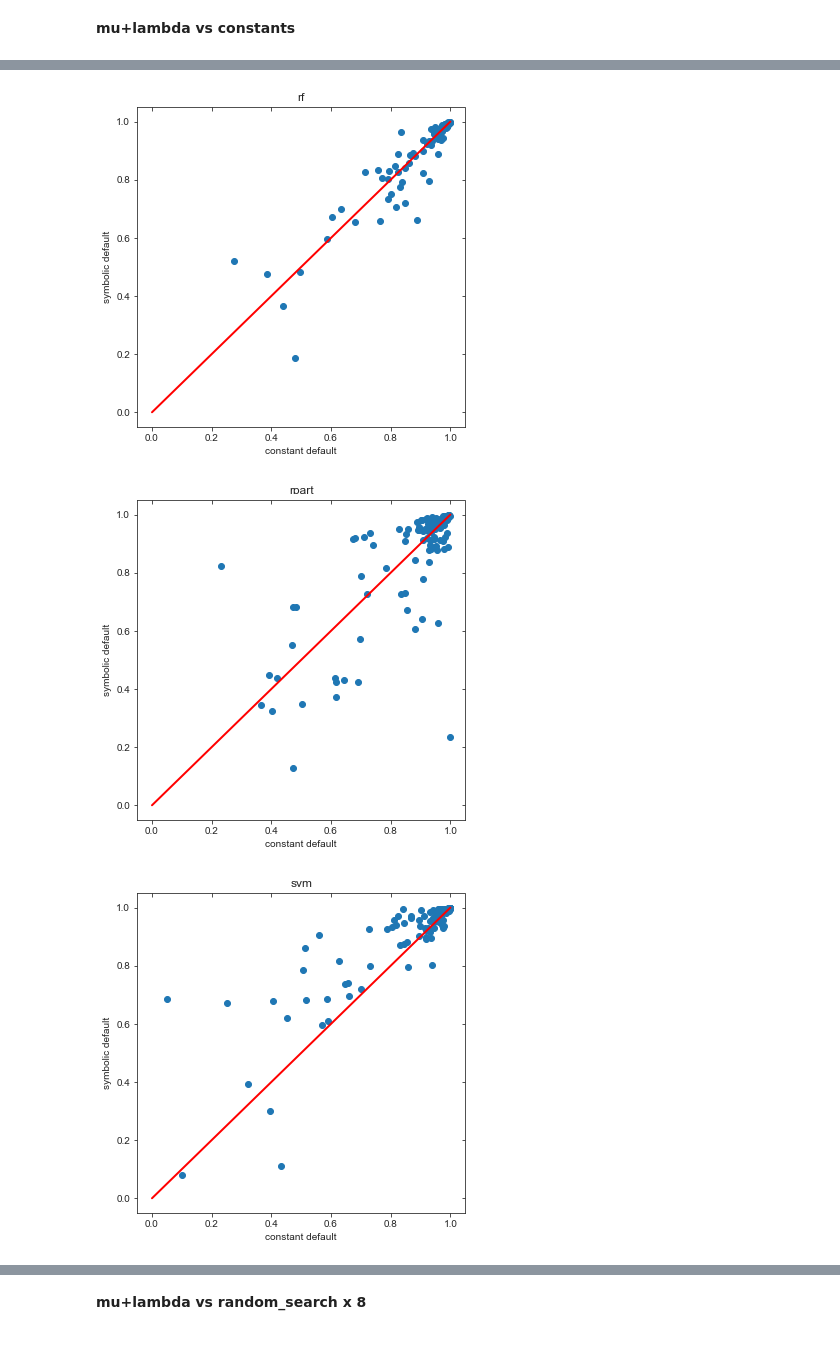
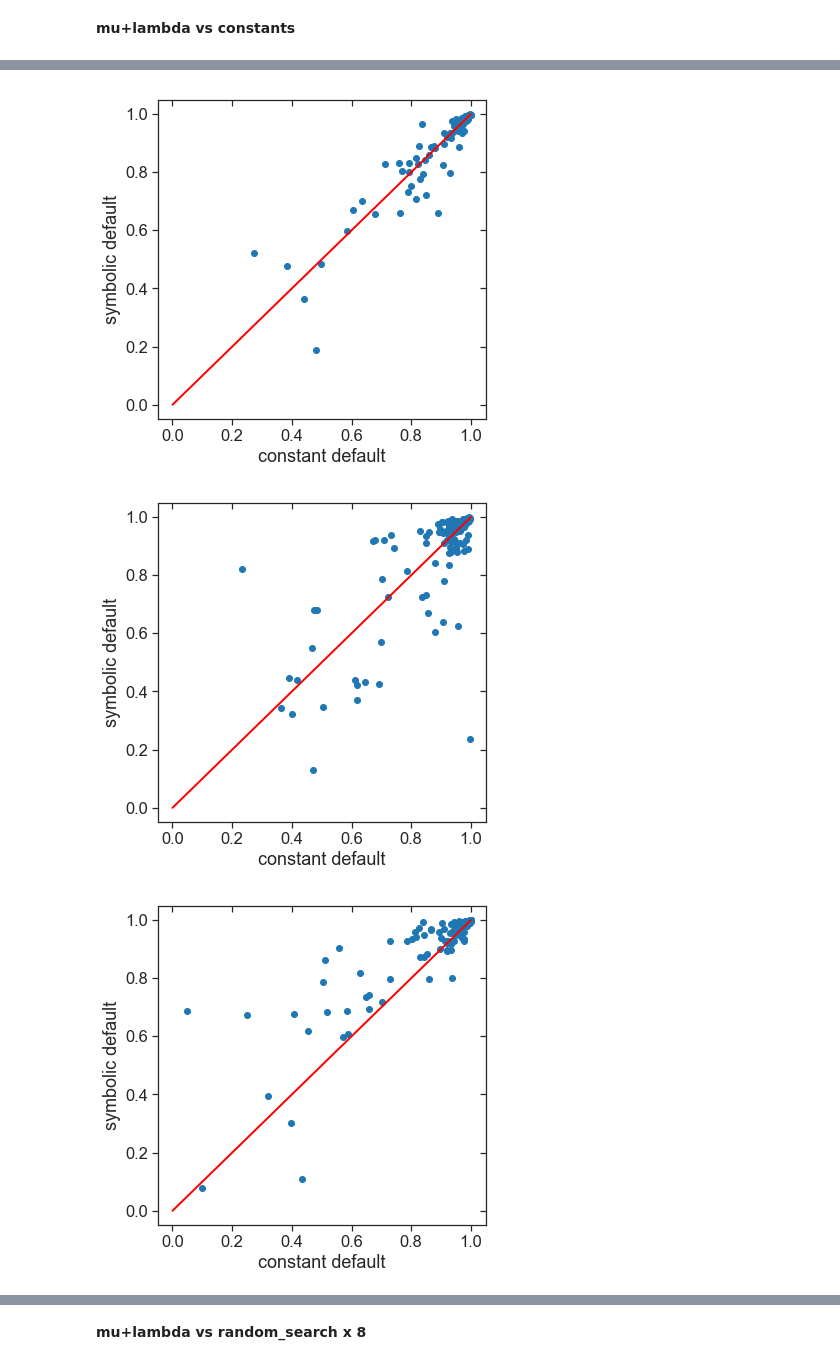
Before and after one commit to PGijsbers/symbolicdefaults, a Jupyter notebook: LogParsing-V3.ipynb, the cells around one changed output, grey strips where cells are left out. Cells and saved outputs as stored; diff of their text form; code cells hidden in the pictures.

```diff
--- a/LogParsing-V3.ipynb
+++ b/LogParsing-V3.ipynb
@@ -267,14 +287,17 @@ plt.show()
 # %%
 sns.set_palette([sns.xkcd_rgb[x] for x in ["denim blue", "burnt sienna", "tangerine", "yellow orange"]])
 aggdf = data.groupby(["task", "search","problem"]).agg(np.mean).reset_index()
-p = sns.boxplot(data=aggdf, x="problem", y="out", hue = "search")
+aggdf["problem"].replace('glmnet', "elastic net", inplace=True)
+aggdf["problem"].replace('knn', "knn", inplace=True)
+aggdf["problem"].replace('rpart', "decision tree", inplace=True)
+p = sns.boxplot(data=aggdf, x="problem", y="out", hue = "search", order = ["elastic net", "decision tree", "knn", "random forest", "svm", "xgboost"])
 p.set(ylabel='OOB-Accuracy (normalized)', xlabel='Algorithm')
 p.legend(loc='lower right')
 p.legend_.set_title("Search strategy")
 if "mupluslambda_ho" in aggdf["search"].values:
     new_labels = [r'$\mu + \lambda$ EA', r'$\mu + \lambda$ HO-EA', 'random search 100', 'random search 200', 'random search 300']
 else:
-    new_labels = [r'$\mu + \lambda$ EA', 'random search 100', 'random search 200', 'random search 300']
+    new_labels = ['Genetic Programming', 'random search 100', 'random search 200', 'random search 300']
 for t, l in zip(p.legend_.texts, new_labels): t.set_text(l)
-plt.savefig("figures/experiment_1.png", bbox_inches='tight', pad_inches=.1)
+plt.savefig("figures/experiment_1.pdf", bbox_inches='tight', pad_inches=.1)
 plt.show()
@@ -503,8 +542,8 @@ for problem in aggsrdf.problem.unique():
         psrdf["out"] = ppsrdf.groupby("task")["out"].apply(lambda x: (x - min(x)) / (max(x) - min(x)))
         p = sns.boxplot(data=ppsrdf, x="search", y="out", palette = color_dict, order=order2)
         p.set_xticklabels(p.get_xticklabels(), rotation=60)
-        p.set(ylabel='Accuracy (scaled)', xlabel='Search Strategy')
-        p.set_title(f'Problem: {problem}')
+        p.set(ylabel='Accuracy (scaled)', xlabel=None)
+        #p.set_title(f'Problem: {problem}')
         plt.savefig(f"figures/boxplots_surrogates_rescaled_agg_{problem}.pdf", bbox_inches='tight', pad_inches=.1)
         plt.show()
 # %% [output]
@@ -531,14 +583,15 @@ for problem in aggsrdf.problem.unique():
     psrdf = psrdf[psrdf["problem"] == problem]
     psrdf = psrdf[psrdf.search.isin(x+y)].pivot_table(index="task", columns="search",  values="out")
     if len(psrdf) and psrdf.shape[1] > 1:
-        grid = sns.JointGrid(psrdf[x].values, psrdf[y].values, space=0, size=6, ratio=50)
-        grid.plot_joint(plt.scatter)
-        grid.ax_joint.set_xlabel(*x)
-        grid.ax_joint.set_ylabel(*y)
-        plt.title(problem)
-        plt.plot([0.,1.], [0.,1.], "b-", linewidth = 2, color = "red")
-        #plt.plot([0.,1.], [0.05,1.05], "b-", linewidth = .5, color = "orange")
-        #plt.plot([0.,1.], [-0.05,.95], "b-", linewidth = .5, color = "orange")
-        plt.savefig(f"figures/scatter_vs_constants_surrogates_{problem}.pdf", bbox_inches='tight', pad_inches=.1)
-        plt.show()
+        with sns.plotting_context("notebook", font_scale=1.5):
+            grid = sns.JointGrid(psrdf[x].values, psrdf[y].values, space=0, size=6, ratio=50)
+            grid.plot_joint(plt.scatter)
+            grid.ax_joint.set_xlabel(*x)
+            grid.ax_joint.set_ylabel(*y)
+            #plt.title(problem)
+            plt.plot([0.,1.], [0.,1.], "b-", linewidth = 2, color = "red")
+            #plt.plot([0.,1.], [0.05,1.05], "b-", linewidth = .5, color = "orange")
+            #plt.plot([0.,1.], [-0.05,.95], "b-", linewidth = .5, color = "orange")
+            plt.savefig(f"figures/scatter_vs_constants_surrogates_{problem}.pdf", bbox_inches='tight', pad_inches=.1)
+            plt.show()
 # %% [output]
@@ -547,3 +600,3 @@ for problem in aggsrdf.problem.unique():
-[figure, old version]
+[figure, new version]
-[figure, old version]
+[figure, new version]
-[figure, old version]
+[figure, new version]
```
Also changed, not shown: parts of 17 cells of this notebook.
